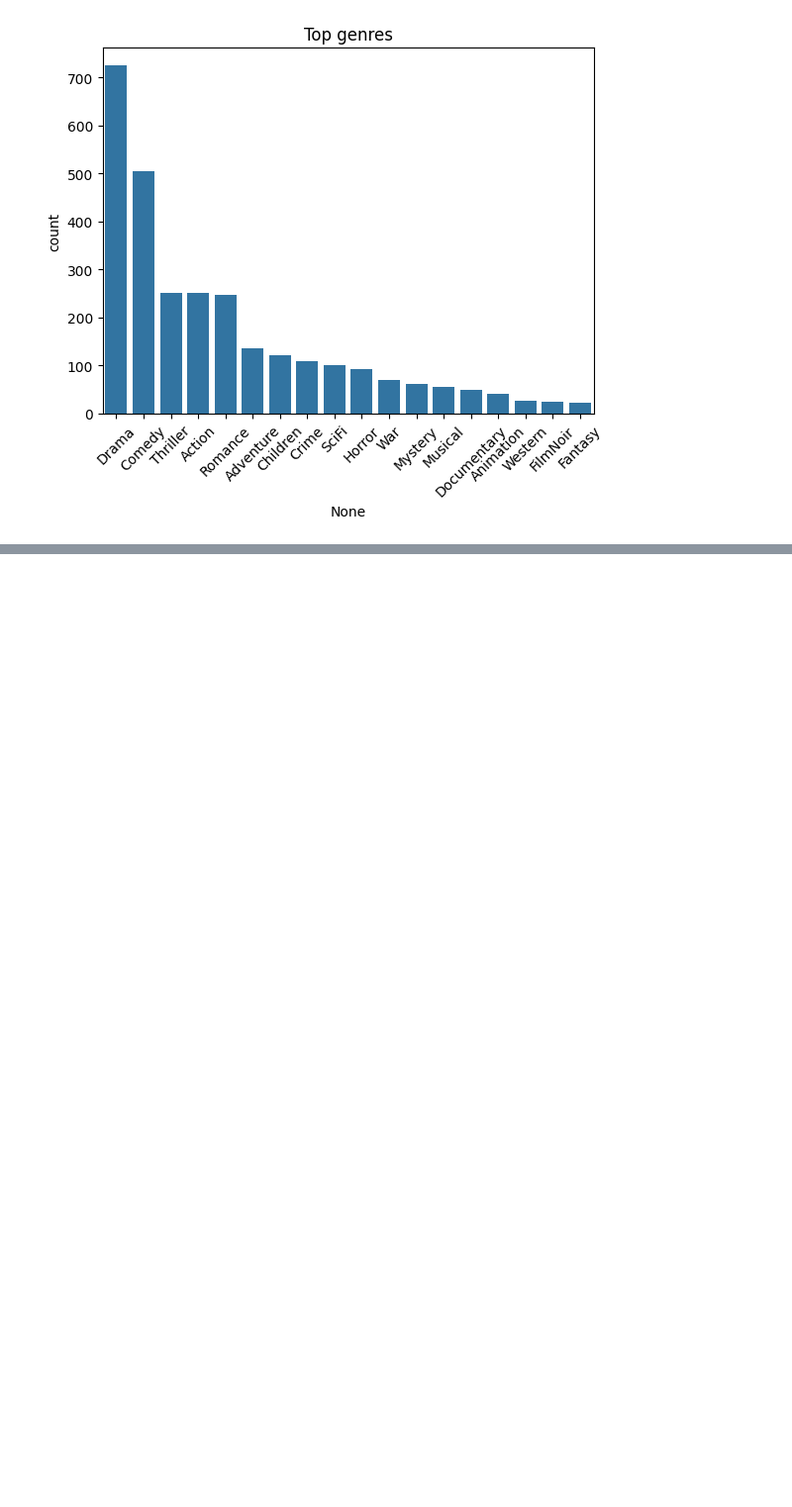
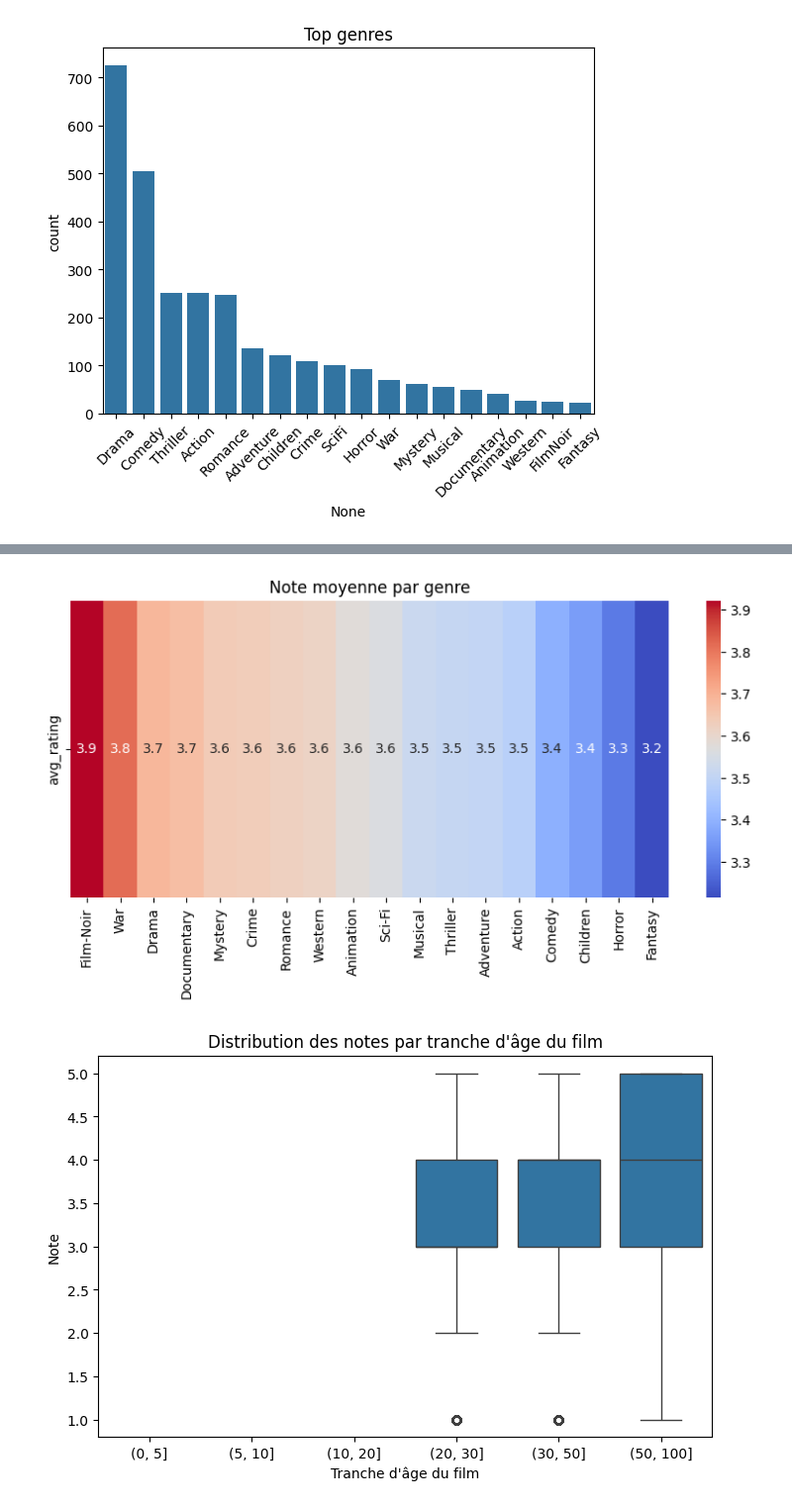
Before and after one commit to JulienLay/julien-data-analyst-projects, a Jupyter notebook: python_sql_movie_analysis/notebooks/movie_analysis.ipynb, the cells around one changed output, grey strips where cells are left out. Shown at 99% size. Saved outputs shown, nothing was run; the diff lists cells and outputs as text; code cells hidden in the pictures; blank space fills up the shorter version.

```diff
--- a/python_sql_movie_analysis/notebooks/movie_analysis.ipynb
+++ b/python_sql_movie_analysis/notebooks/movie_analysis.ipynb
@@ -45,6 +45,13 @@ movies = pd.read_csv("../data/u.item", sep="|", names=["movie_id","title","relea
                                                        "Romance","Sci-Fi","Thriller","War","Western"], encoding="latin-1")
 ratings = pd.read_csv("../data/u.data", sep="\t", names=["user_id","movie_id","rating","timestamp"])
 
+# Assurer que release_date est bien au format datetime
+movies['release_date'] = pd.to_datetime(movies['release_date'], format='%d-%b-%Y', errors='coerce')
+
+# Vérifier les premières lignes pour s'assurer que les dates sont bien converties
+movies[['title', 'release_date']].head()
+
+
 # Charger les tables dans SQLite
 users.to_sql("users", conn, if_exists="replace", index=False)
 movies.to_sql("movies", conn, if_exists="replace", index=False)
@@ -192,3 +199,15 @@ plt.show()
 [figure]
 [figure]
 [figure]
+# %%
+# Calculer l'année de sortie si ce n'est pas déjà fait
+movies['year'] = movies['release_date'].dt.year
+
+# Calculer l'âge du film par rapport à l'année actuelle
+from datetime import datetime
+current_year = datetime.now().year
+movies['age'] = current_year - movies['year']
+
+# Vérifier les valeurs manquantes
+print("Valeurs manquantes par colonne :")
+print(movies.isna().sum())
@@ -194,0 +294,28 @@ plt.show()
+# %%
+import matplotlib.pyplot as plt
+import seaborn as sns
+
+# Heatmap des notes moyennes par genre
+plt.figure(figsize=(10,4))
+sns.heatmap(avg_genre_df.T, annot=True, cmap="coolwarm", cbar=True)
+plt.title("Note moyenne par genre")
+plt.show()
+
+# Boxplot de la distribution des notes par tranche d'âge du film
+plt.figure(figsize=(8,5))
+sns.boxplot(x='age_group', y='rating', data=genre_ratings)
+plt.title("Distribution des notes par tranche d'âge du film")
+plt.xlabel("Tranche d'âge du film")
+plt.ylabel("Note")
+plt.show()
+
+# Scatter plot nombre de votes vs note moyenne par film
+plt.figure(figsize=(8,5))
+sns.scatterplot(x=votes_per_movie, y=avg_rating_per_movie)
+plt.title("Nombre de votes vs note moyenne par film")
+plt.xlabel("Nombre de votes")
+plt.ylabel("Note moyenne")
+plt.show()
+# %% [output]
+[figure, added]
+[figure, added]
```
Also changed, not shown: parts of 4 cells of this notebook, 2 other files.
